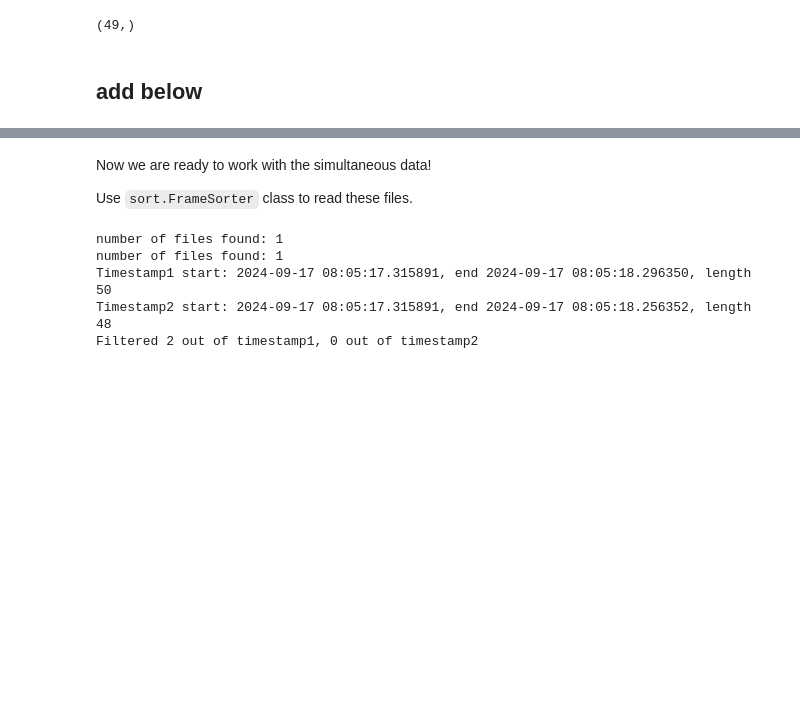
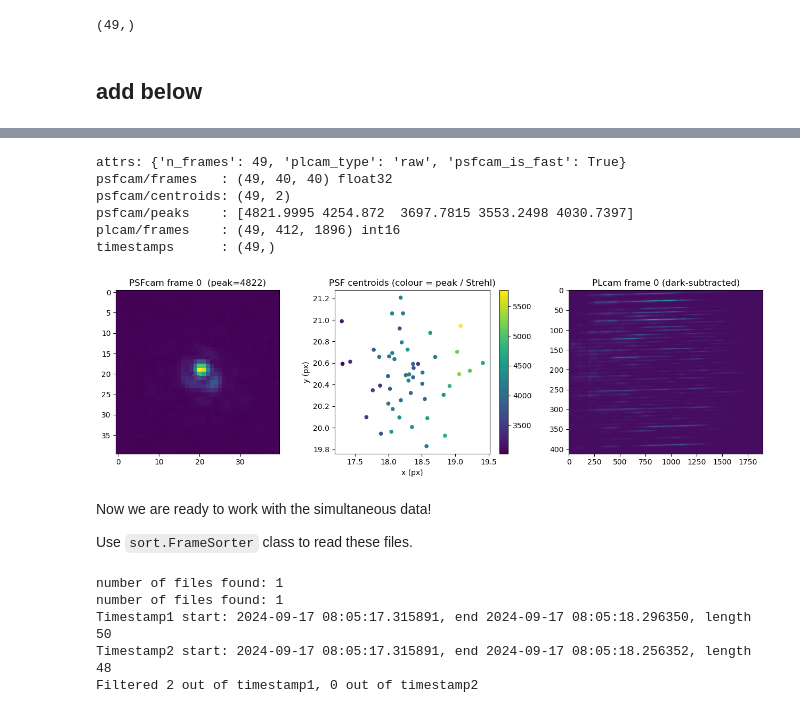
Before and after one commit to YooJung-Kim/PLred, a Jupyter notebook: PLred/tutorials/step1_frame_sorting.ipynb, the cells around one changed output, grey strips where cells are left out. Drawn from its saved outputs; the diff is of its cells as text; code cells hidden in the pictures; blank space fills up the shorter version.

```diff
--- a/PLred/tutorials/step1_frame_sorting.ipynb
+++ b/PLred/tutorials/step1_frame_sorting.ipynb
@@ -111,3 +131,45 @@ np.shape(timestamps)
+# %%
+import h5py
+
+with h5py.File('timestamp_matching_output/giant.h5', 'r') as f:
+    print('attrs:', dict(f.attrs))
+    print('psfcam/frames   :', f['psfcam/frames'].shape, f['psfcam/frames'].dtype)
+    print('psfcam/centroids:', f['psfcam/centroids'].shape)
+    print('psfcam/peaks    :', f['psfcam/peaks'][:5])
+    print('plcam/frames    :', f['plcam/frames'].shape, f['plcam/frames'].dtype)
+    print('timestamps      :', f['metadata/timestamps'].shape)
+# %% [output]
+attrs: {'n_frames': 49, 'plcam_type': 'raw', 'psfcam_is_fast': True}
+psfcam/frames   : (49, 40, 40) float32
+psfcam/centroids: (49, 2)
+psfcam/peaks    : [4821.9995 4254.872  3697.7815 3553.2498 4030.7397]
+plcam/frames    : (49, 412, 1896) int16
+timestamps      : (49,)
+# %%
+with h5py.File('timestamp_matching_output/giant.h5', 'r') as f:
+    psfframes  = f['psfcam/frames'][:]
+    centroids  = f['psfcam/centroids'][:]
+    peaks      = f['psfcam/peaks'][:]
+    plcam_frame = f['plcam/frames'][0]
+
+fig, axes = plt.subplots(1, 3, figsize=(13, 4))
+
+axes[0].imshow(psfframes[0], origin='upper')
+axes[0].plot(centroids[0, 0], centroids[0, 1], 'r+', ms=10)
+axes[0].set_title('PSFcam frame 0  (peak=%.0f)' % peaks[0])
+
+axes[1].scatter(centroids[:, 0], centroids[:, 1], c=peaks, s=20)
+axes[1].set_xlabel('x (px)'); axes[1].set_ylabel('y (px)')
+axes[1].set_title('PSF centroids (colour = peak / Strehl)')
+plt.colorbar(axes[1].collections[0], ax=axes[1])
+
+axes[2].imshow(plcam_frame, origin='upper', aspect='auto')
+axes[2].set_title('PLcam frame 0 (dark-subtracted)')
+
+plt.tight_layout()
+plt.show()
+# %% [output]
+[figure, added]
 # %% [markdown]
 Now we are ready to work with the simultaneous data!
 
```
Also changed, not shown: parts of 1 cell of this notebook, 3 other files.
